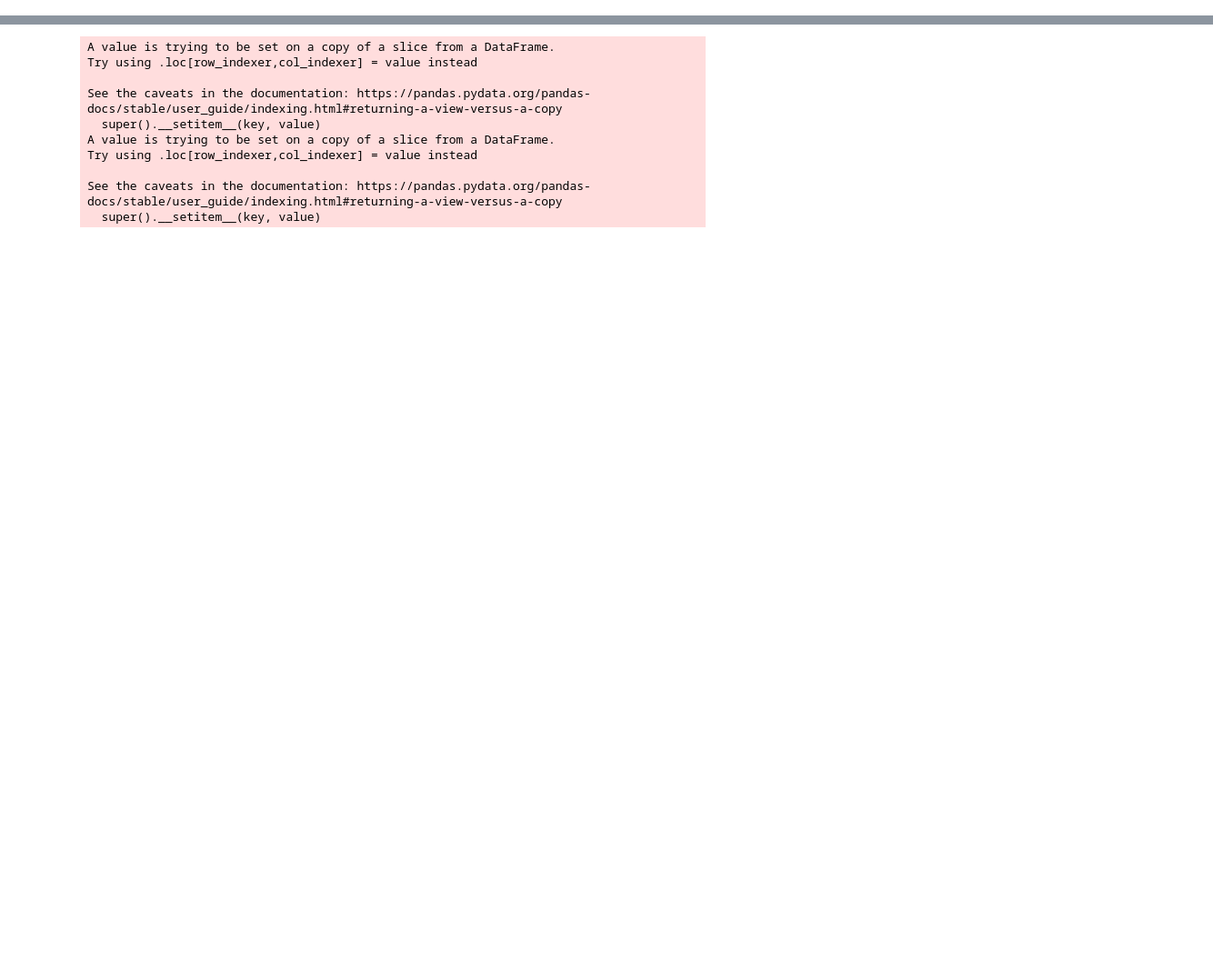
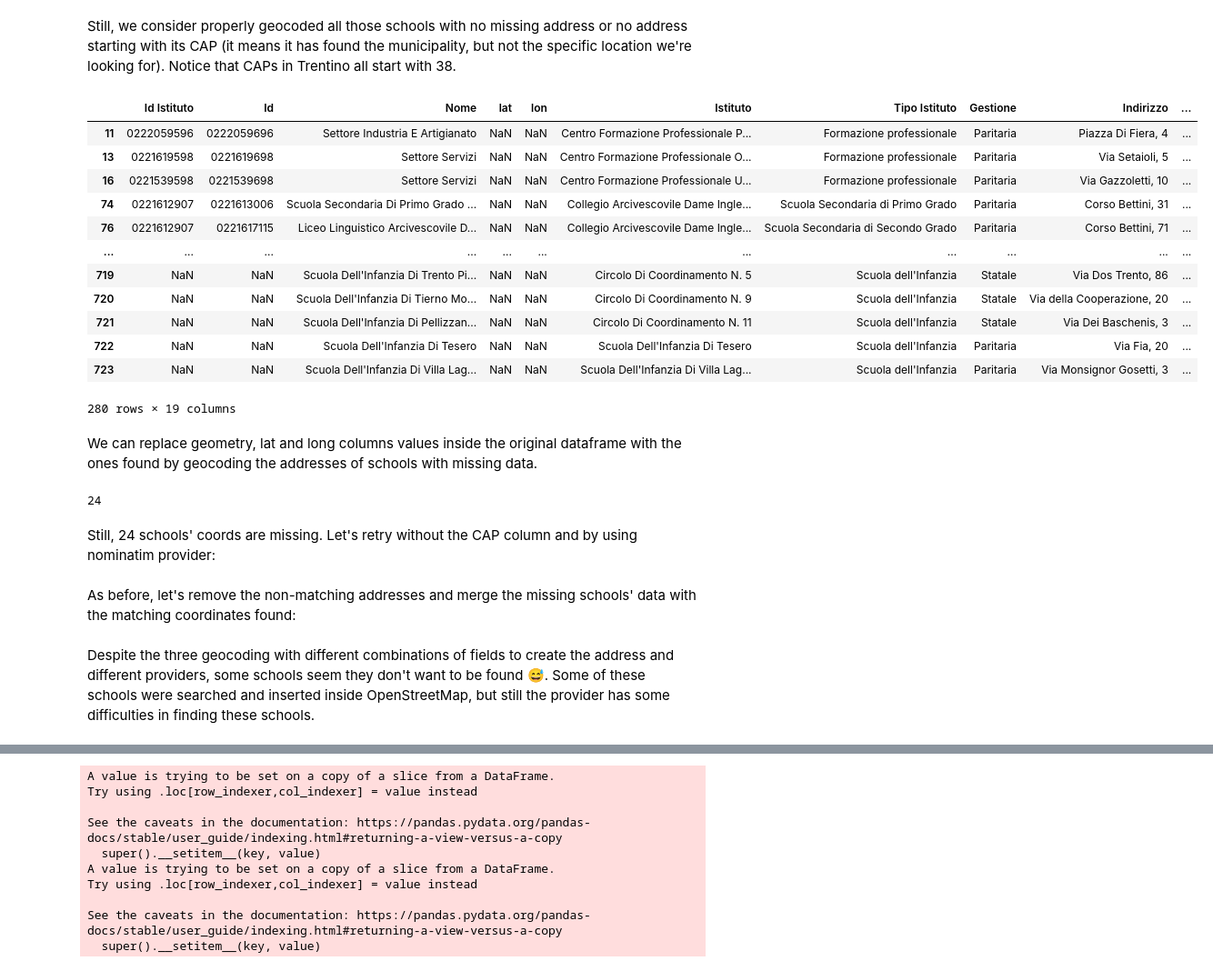
Before and after one commit to AuroraArctic/TrentinoSchools, a Jupyter notebook: src/02-geocoding.ipynb, the cells around one changed output, grey strips where cells are left out. Shown: that part at 91% size. Saved outputs shown, nothing was run; the diff lists cells and outputs as text; code cells hidden in the pictures; blank space fills up the shorter version.

Commit message:
Insert description in Jupyter notebooks and code re-execution

```diff
--- a/src/02-geocoding.ipynb
+++ b/src/02-geocoding.ipynb
@@ -40,18 +80,44 @@ tn_addresses = list(geocode_df['Indirizzo'].str.title() + ", " +
 # Geocoding with Arcgis without school names
 geo_tn = gpd.tools.geocode(tn_addresses,
                            provider="arcgis")
+# %% [markdown]
+Still, we consider properly geocoded all those schools with no missing address or no address starting with its CAP (it means it has found the municipality, but not the specific location we're looking for). Notice that CAPs in Trentino all start with 38.
 # %%
 geo_tn.index = geocode_df.index
 second = geocode_df.merge(geo_tn[(~geo_tn['address'].isnull()) &
                                  (~geo_tn['address'].str.startswith("38"))],
                           left_index=True, right_index=True, suffixes=('x', ''))
 second.drop(['geometryx'], axis=1, inplace=True)
+# %%
+second
+# %% [output]
+|  | Id Istituto | Id | Nome | lat | lon | Istituto | Tipo Istituto | Gestione | Indirizzo | ... |
+| 11 | 0222059596 | 0222059696 | Settore Industria E Artigianato | NaN | NaN | Centro Formazione Professionale P... | Formazione professionale | Paritaria | Piazza Di Fiera, 4 | ... |
+| 13 | 0221619598 | 0221619698 | Settore Servizi | NaN | NaN | Centro Formazione Professionale O... | Formazione professionale | Paritaria | Via Setaioli, 5 | ... |
+| 16 | 0221539598 | 0221539698 | Settore Servizi | NaN | NaN | Centro Formazione Professionale U... | Formazione professionale | Paritaria | Via Gazzoletti, 10 | ... |
+| 74 | 0221612907 | 0221613006 | Scuola Secondaria Di Primo Grado ... | NaN | NaN | Collegio Arcivescovile Dame Ingle... | Scuola Secondaria di Primo Grado | Paritaria | Corso Bettini, 31 | ... |
+| 76 | 0221612907 | 0221617115 | Liceo Linguistico Arcivescovile D... | NaN | NaN | Collegio Arcivescovile Dame Ingle... | Scuola Secondaria di Secondo Grado | Paritaria | Corso Bettini, 71 | ... |
+| ... | ... | ... | ... | ... | ... | ... | ... | ... | ... | ... |
+| 719 | NaN | NaN | Scuola Dell'Infanzia Di Trento Pi... | NaN | NaN | Circolo Di Coordinamento N. 5 | Scuola dell'Infanzia | Statale | Via Dos Trento, 86 | ... |
+| 720 | NaN | NaN | Scuola Dell'Infanzia Di Tierno Mo... | NaN | NaN | Circolo Di Coordinamento N. 9 | Scuola dell'Infanzia | Statale | Via della Cooperazione, 20 | ... |
+| 721 | NaN | NaN | Scuola Dell'Infanzia Di Pellizzan... | NaN | NaN | Circolo Di Coordinamento N. 11 | Scuola dell'Infanzia | Statale | Via Dei Baschenis, 3 | ... |
+| 722 | NaN | NaN | Scuola Dell'Infanzia Di Tesero | NaN | NaN | Scuola Dell'Infanzia Di Tesero | Scuola dell'Infanzia | Paritaria | Via Fia, 20 | ... |
+| 723 | NaN | NaN | Scuola Dell'Infanzia Di Villa Lag... | NaN | NaN | Scuola Dell'Infanzia Di Villa Lag... | Scuola dell'Infanzia | Paritaria | Via Monsignor Gosetti, 3 | ... |
+280 rows × 19 columns
+# %% [markdown]
+We can replace geometry, lat and long columns values inside the original dataframe with the ones found by geocoding the addresses of schools with missing data.
 # %%
 df.loc[second.index, 'geometry'] = second['geometry']
 df.loc[second.index, 'lat'] = [i.y for i in second['geometry']]
 df.loc[second.index, 'lon'] = [i.x for i in second['geometry']]
 # %%
 geocode_df = df[df['lat'].isna()]
+# %%
+len(geocode_df)
+# %% [output]
+24
+# %% [markdown]
+Still, 24 schools' coords are missing. Let's retry without the CAP column and by using nominatim provider:
 # %%
 tn_addresses = list(geocode_df['Indirizzo'].str.title() + ", " +
                     geocode_df['Comune'].str.title() + ", Trento")
@@ -60,6 +126,8 @@ tn_addresses = list(geocode_df['Indirizzo'].str.title() + ", " +
 geo_tn = gpd.tools.geocode(tn_addresses,
                            provider="nominatim",
                            user_agent="schools")
+# %% [markdown]
+As before, let's remove the non-matching addresses and merge the missing schools' data with the matching coordinates found:
 # %%
 geo_tn.index = geocode_df.index
 third = geocode_df.merge(geo_tn[~geo_tn['address'].isnull()],
@@ -69,6 +137,8 @@ third.drop(['geometryx'], axis=1, inplace=True)
 df.loc[third.index, 'geometry'] = third['geometry']
 df.loc[third.index, 'lat'] = [i.y for i in third['geometry']]
 df.loc[third.index, 'lon'] = [i.x for i in third['geometry']]
+# %% [markdown]
+Despite the three geocoding with different combinations of fields to create the address and different providers, some schools seem they don't want to be found 😅. Some of these schools were searched and inserted inside OpenStreetMap, but still the provider has some difficulties in finding these schools.
 # %%
 # Search for None objects remaining
 geocode_df = df[df['lat'].isna()]
```
Also changed, not shown: parts of 18 cells of this notebook, 21 other files.
